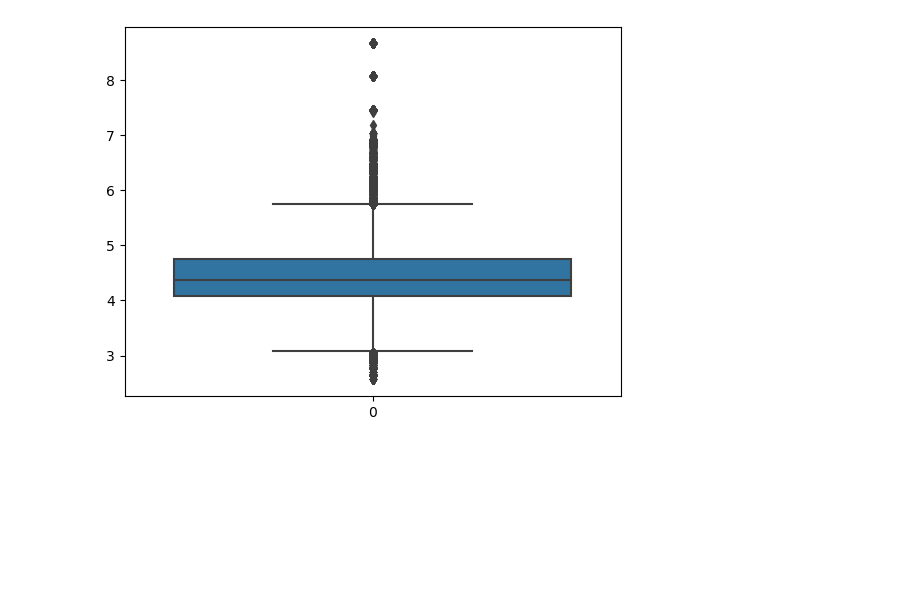
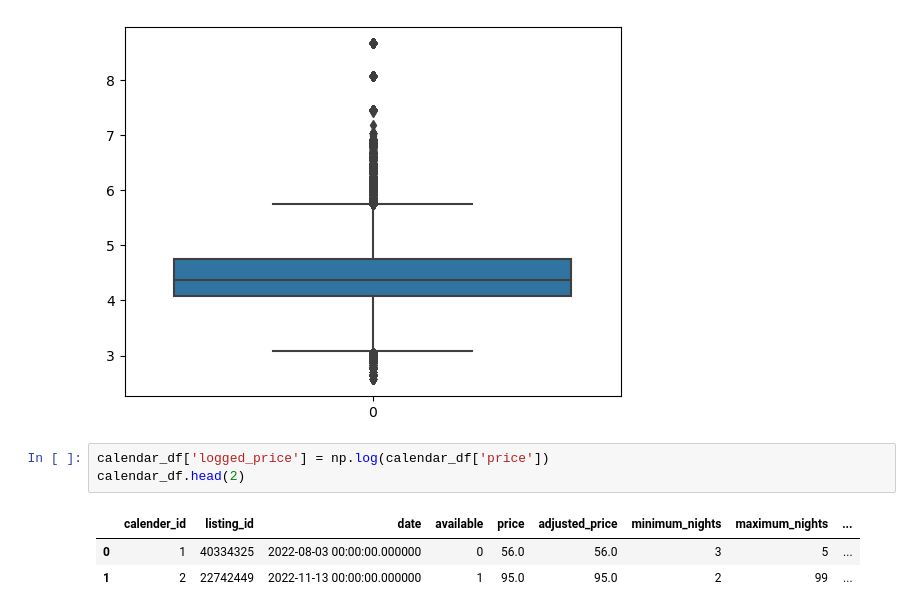
Before and after one commit to Shubham007-web/Predicting-Airbnb-Listing-Prices-in-Antwerp--A-Machine-Learning-Approach, a Jupyter notebook: AirBnb.ipynb, the cells around one changed output. Cells and saved outputs as stored; diff of their text form; blank space fills up the shorter version.

```diff
--- a/AirBnb.ipynb
+++ b/AirBnb.ipynb
@@ -240,3 +240,10 @@ sns.boxplot(np.log(calendar_df['price']))
 # %% [output]
 <Axes: >
 [figure]
+# %%
+calendar_df['logged_price'] = np.log(calendar_df['price'])
+calendar_df.head(2)
+# %% [output]
+|  | calender_id | listing_id | date | available | price | adjusted_price | minimum_nights | maximum_nights | ... |
+| 0 | 1 | 40334325 | 2022-08-03 00:00:00.000000 | 0 | 56.0 | 56.0 | 3 | 5 | ... |
+| 1 | 2 | 22742449 | 2022-11-13 00:00:00.000000 | 1 | 95.0 | 95.0 | 2 | 99 | ... |
```
Also changed, not shown: parts of 6 cells of this notebook.
